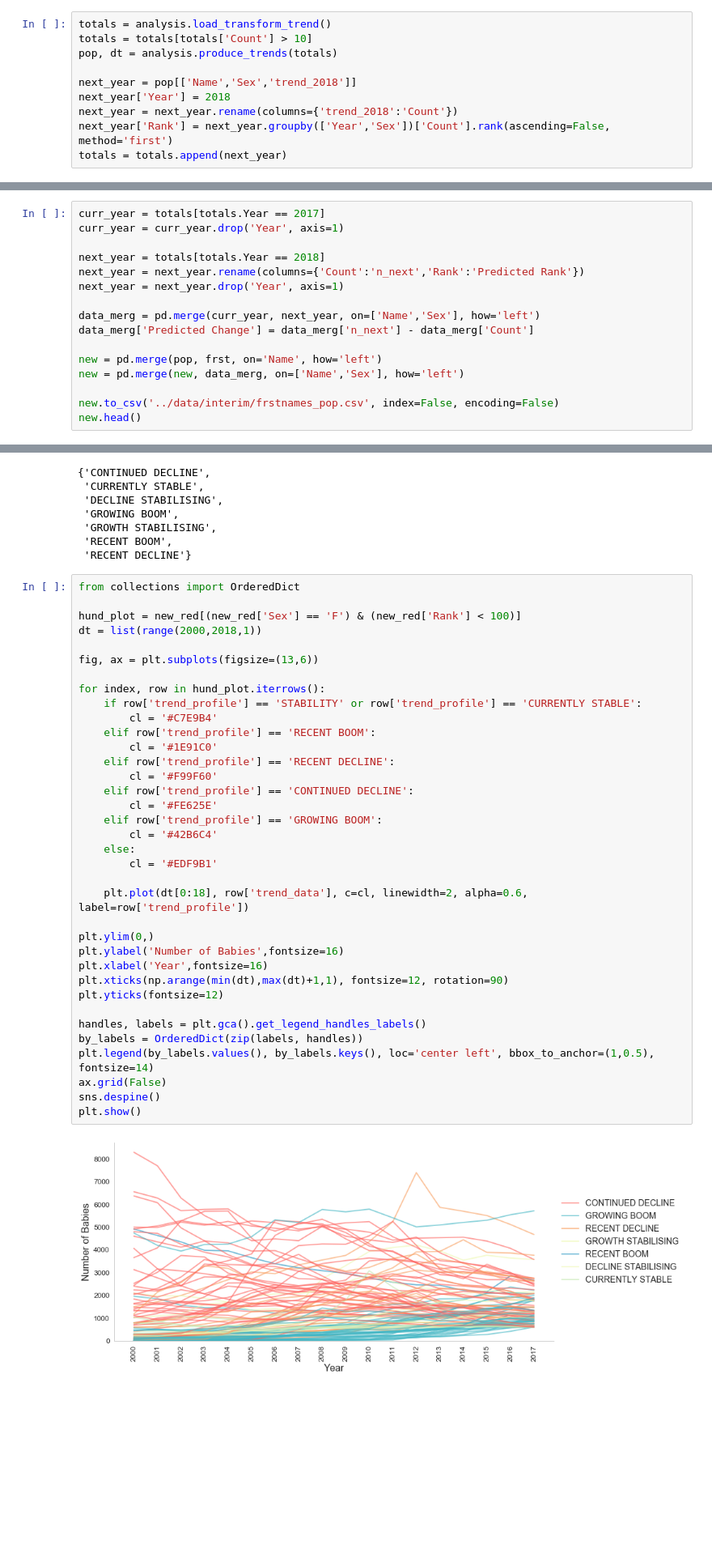
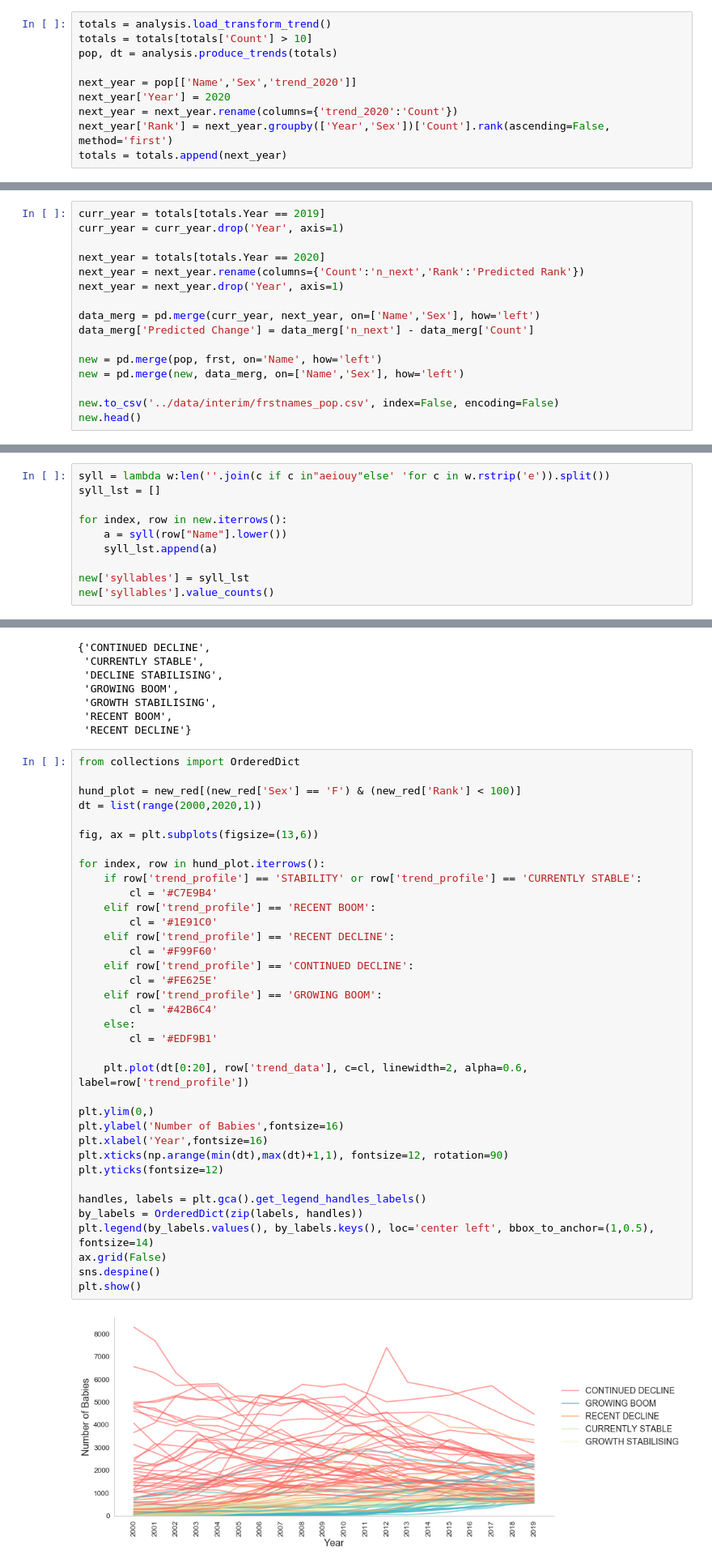
Before and after one commit to PenguinStrikes/Analysis_BabyNames, a Jupyter notebook: notebooks/02_analysis.ipynb, the cells around one changed output, grey strips where cells are left out. Shown at 81% size. Drawn from its saved outputs; the diff is of its cells as text; blank space fills up the shorter version.

Commit message:
updated last two years of data and re-ran model

```diff
--- a/notebooks/02_analysis.ipynb
+++ b/notebooks/02_analysis.ipynb
@@ -21,9 +24,9 @@ totals = analysis.load_transform_trend()
 totals = totals[totals['Count'] > 10]
 pop, dt = analysis.produce_trends(totals)
 
-next_year = pop[['Name','Sex','trend_2018']]
-next_year['Year'] = 2018
-next_year = next_year.rename(columns={'trend_2018':'Count'})
+next_year = pop[['Name','Sex','trend_2020']]
+next_year['Year'] = 2020
+next_year = next_year.rename(columns={'trend_2020':'Count'})
 next_year['Rank'] = next_year.groupby(['Year','Sex'])['Count'].rank(ascending=False, method='first')
 totals = totals.append(next_year)
 # %% [output]
@@ -75,10 +78,10 @@ frst.head(1)
 |  | Name | phonetics | phonetics_source | phonetics_space | final_sound | single | double |
 | 0 | OLIVIA | OW0 L IH1 V IY0 AH0 | dict | OW0LIH1VIY0AH0 | AH0 | O | OL |
 # %%
-curr_year = totals[totals.Year == 2017]
+curr_year = totals[totals.Year == 2019]
 curr_year = curr_year.drop('Year', axis=1)
 
-next_year = totals[totals.Year == 2018]
+next_year = totals[totals.Year == 2020]
 next_year = next_year.rename(columns={'Count':'n_next','Rank':'Predicted Rank'})
 next_year = next_year.drop('Year', axis=1)
 
@@ -100 +103,11 @@ new.head()
 5 rows × 22 columns
+# %%
+syll = lambda w:len(''.join(c if c in"aeiouy"else' 'for c in w.rstrip('e')).split())
+syll_lst = []
+
+for index, row in new.iterrows():
+    a = syll(row["Name"].lower())
+    syll_lst.append(a)
+
+new['syllables'] = syll_lst
+new['syllables'].value_counts()
@@ -136,40 +159,40 @@ set(new_red['trend_profile'].values)
 from collections import OrderedDict
 
 hund_plot = new_red[(new_red['Sex'] == 'F') & (new_red['Rank'] < 100)]
-dt = list(range(2000,2018,1))
+dt = list(range(2000,2020,1))
 
 fig, ax = plt.subplots(figsize=(13,6))
 
 for index, row in hund_plot.iterrows():
     if row['trend_profile'] == 'STABILITY' or row['trend_profile'] == 'CURRENTLY STABLE':
         cl = '#C7E9B4'
     elif row['trend_profile'] == 'RECENT BOOM':
         cl = '#1E91C0'
     elif row['trend_profile'] == 'RECENT DECLINE':
         cl = '#F99F60'
     elif row['trend_profile'] == 'CONTINUED DECLINE':
         cl = '#FE625E'
     elif row['trend_profile'] == 'GROWING BOOM':
         cl = '#42B6C4'
     else:
         cl = '#EDF9B1'
 
-    plt.plot(dt[0:18], row['trend_data'], c=cl, linewidth=2, alpha=0.6, label=row['trend_profile'])
+    plt.plot(dt[0:20], row['trend_data'], c=cl, linewidth=2, alpha=0.6, label=row['trend_profile'])
 
 plt.ylim(0,)
 plt.ylabel('Number of Babies',fontsize=16)
 plt.xlabel('Year',fontsize=16)
 plt.xticks(np.arange(min(dt),max(dt)+1,1), fontsize=12, rotation=90)
 plt.yticks(fontsize=12)
 
 handles, labels = plt.gca().get_legend_handles_labels()
 by_labels = OrderedDict(zip(labels, handles))
 plt.legend(by_labels.values(), by_labels.keys(), loc='center left', bbox_to_anchor=(1,0.5), fontsize=14)
 ax.grid(False)
 sns.despine()
 plt.show()
 # %% [output]
-[figure, old version]
+[figure, new version]
 # %%
 frst = pd.read_csv('../data/raw/names/firstnames.csv')
 frst['Count'] = 1
```
Also changed, not shown: parts of 10 cells of this notebook, 7 other files.
